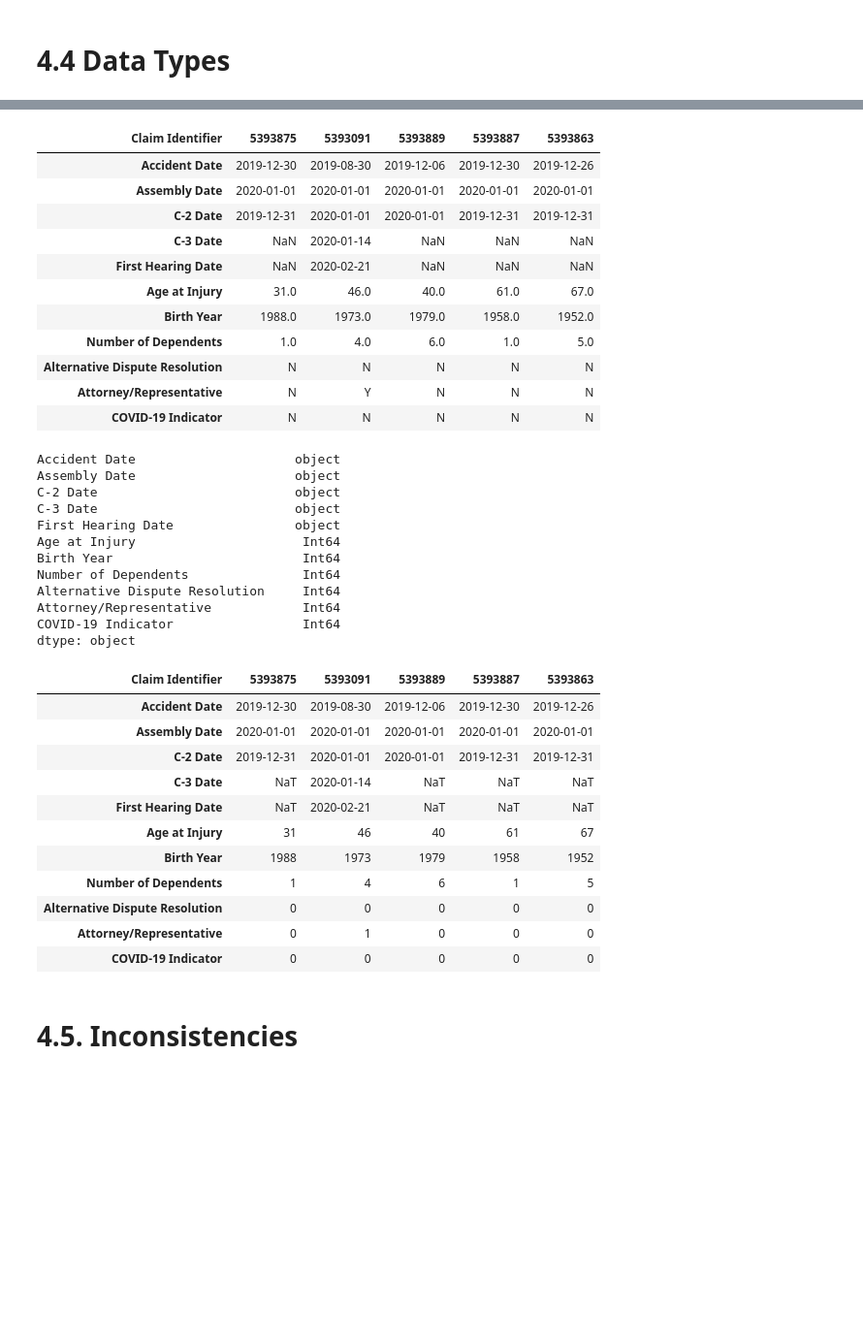
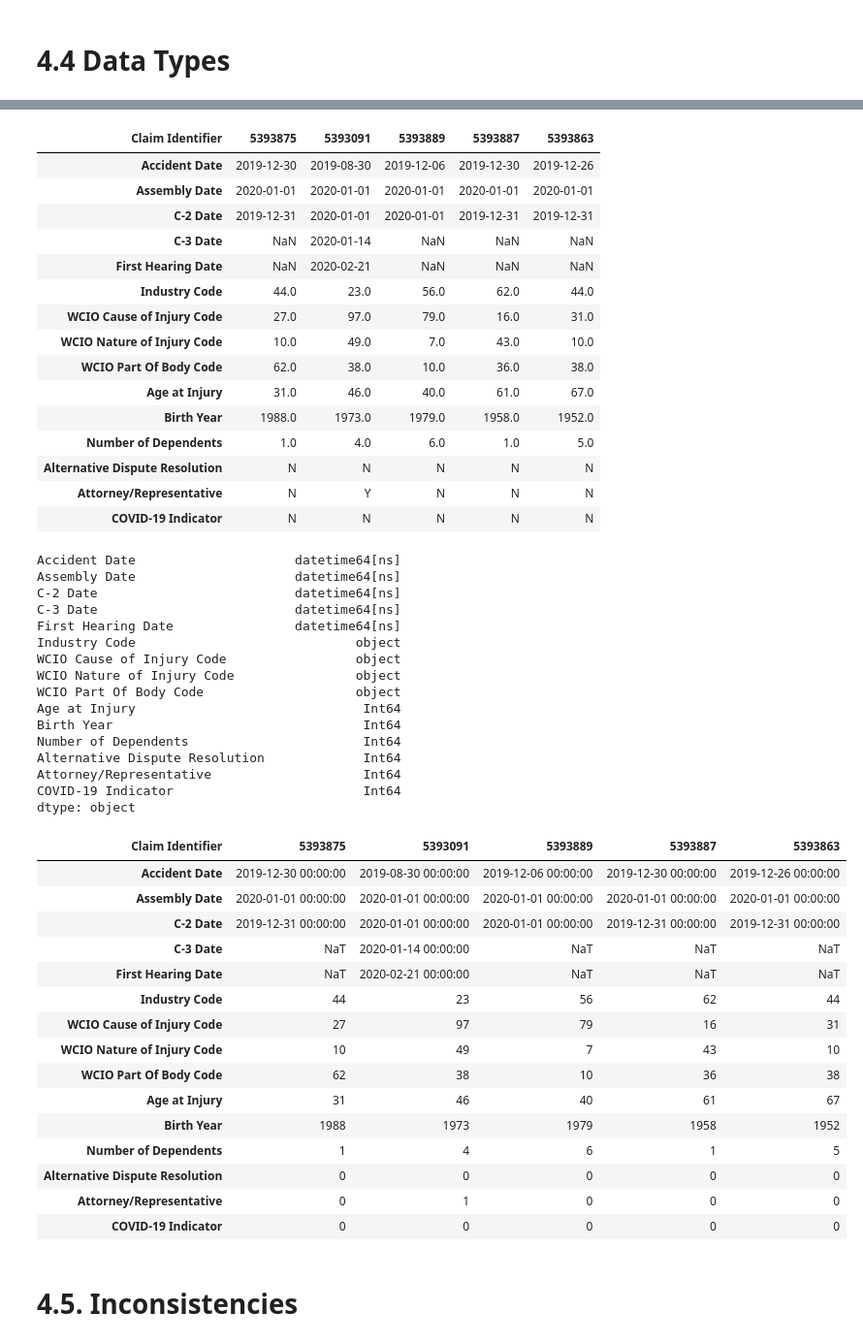
Before and after one commit to mgalao/machine-learning-project, a Jupyter notebook: project/Homework_Group38.ipynb, the cells around one changed output, grey strips where cells are left out. Shown at 97% size. Drawn from its saved outputs; the diff is of its cells as text; code cells hidden in the pictures; blank space fills up the shorter version.

```diff
--- a/project/Homework_Group38.ipynb
+++ b/project/Homework_Group38.ipynb
@@ -588,6 +665,7 @@ df_train_treat_missing["Carrier Type"].replace("UNKNOWN", np.nan, inplace=True)
 df_train_treat_missing["Gender"].replace("U", np.nan, inplace=True)
 df_train_treat_missing["Medical Fee Region"].replace("UK", np.nan, inplace=True)
 df_train_treat_missing["Alternative Dispute Resolution"].replace("U", np.nan, inplace=True)
+df_train_treat_missing["County of Injury"].replace("UNKNOWN", np.nan, inplace=True)
 # %% [markdown]
 "As a general rule of thumb, only features that are missing in excess of 60% of their values should be considered for complete removal" (Fundamentals of Machine Learning for Predictive Data Analytics Algorithms).
 # %%
@@ -832,6 +914,9 @@ Total rows removed until now: 20994 (3.54%)
 df_train_adjust_dtypes = df_train_treat_missing.copy()
 # %%
 columns_object_to_datetime = ['Accident Date', 'Assembly Date', 'C-2 Date', 'C-3 Date', 'First Hearing Date']
+code_columns = ['Industry Code', 'WCIO Cause of Injury Code', 'WCIO Nature of Injury Code', 'WCIO Part Of Body Code']
 columns_float_to_int = ['Age at Injury', 'Birth Year', 'Number of Dependents']
 columns_object_to_binary = ['Alternative Dispute Resolution', 'Attorney/Representative', 'COVID-19 Indicator']
+
+columns_adjust_dtypes = columns_object_to_datetime + code_columns + columns_float_to_int + columns_object_to_binary
 # %%
@@ -850,7 +939,7 @@ Attorney/Representative            object
 COVID-19 Indicator                 object
 dtype: object
 # %%
-df_train_adjust_dtypes[columns_object_to_datetime + columns_float_to_int + columns_object_to_binary].head().T
+df_train_adjust_dtypes[columns_adjust_dtypes].head().T
 # %% [output]
 | Claim Identifier | 5393875 | 5393091 | 5393889 | 5393887 | 5393863 |
 | Accident Date | 2019-12-30 | 2019-08-30 | 2019-12-06 | 2019-12-30 | 2019-12-26 |
@@ -858,6 +947,10 @@ df_train_adjust_dtypes[columns_object_to_datetime + columns_float_to_int + colum
 | C-2 Date | 2019-12-31 | 2020-01-01 | 2020-01-01 | 2019-12-31 | 2019-12-31 |
 | C-3 Date | NaN | 2020-01-14 | NaN | NaN | NaN |
 | First Hearing Date | NaN | 2020-02-21 | NaN | NaN | NaN |
+| Industry Code | 44.0 | 23.0 | 56.0 | 62.0 | 44.0 |
+| WCIO Cause of Injury Code | 27.0 | 97.0 | 79.0 | 16.0 | 31.0 |
+| WCIO Nature of Injury Code | 10.0 | 49.0 | 7.0 | 43.0 | 10.0 |
+| WCIO Part Of Body Code | 62.0 | 38.0 | 10.0 | 36.0 | 38.0 |
 | Age at Injury | 31.0 | 46.0 | 40.0 | 61.0 | 67.0 |
 | Birth Year | 1988.0 | 1973.0 | 1979.0 | 1958.0 | 1952.0 |
 | Number of Dependents | 1.0 | 4.0 | 6.0 | 1.0 | 5.0 |
@@ -867,7 +960,11 @@ df_train_adjust_dtypes[columns_object_to_datetime + columns_float_to_int + colum
 # %%
 # Convert multiple object columns to datetime
 for col in columns_object_to_datetime:
-    df_train_adjust_dtypes[col] = pd.to_datetime(df_train_adjust_dtypes[col]).dt.date  # Converts missing dates to NaT
+    df_train_adjust_dtypes[col] = pd.to_datetime(df_train_adjust_dtypes[col])  # Converts missing dates to NaT
+
+# Convert multiple float columns (codes) to object
+for col in code_columns:
+    df_train_adjust_dtypes[col] = df_train_adjust_dtypes[col].astype('Int64').astype(str)  # Convert to Int64 first, then to string
 
 # Convert multiple float columns to integers
 for col in columns_float_to_int:
@@ -878,29 +975,37 @@ for col in columns_object_to_binary:
     df_train_adjust_dtypes[col] = df_train_adjust_dtypes[col].map({'Y': 1, 'N': 0}).astype('Int64')  # Use 'Int64' for nullable integers
 # %%
 # Check data types
-df_train_adjust_dtypes[columns_object_to_datetime + columns_float_to_int + columns_object_to_binary].dtypes
+df_train_adjust_dtypes[columns_adjust_dtypes].dtypes
 # %% [output]
-Accident Date                     object
-Assembly Date                     object
-C-2 Date                          object
-C-3 Date                          object
-First Hearing Date                object
-Age at Injury                      Int64
-Birth Year                         Int64
-Number of Dependents               Int64
-Alternative Dispute Resolution     Int64
-Attorney/Representative            Int64
-COVID-19 Indicator                 Int64
+Accident Date                     datetime64[ns]
+Assembly Date                     datetime64[ns]
+C-2 Date                          datetime64[ns]
+C-3 Date                          datetime64[ns]
+First Hearing Date                datetime64[ns]
+Industry Code                             object
+WCIO Cause of Injury Code                 object
+WCIO Nature of Injury Code                object
+WCIO Part Of Body Code                    object
+Age at Injury                              Int64
+Birth Year                                 Int64
+Number of Dependents                       Int64
+Alternative Dispute Resolution             Int64
+Attorney/Representative                    Int64
+COVID-19 Indicator                         Int64
 dtype: object
 # %%
-df_train_adjust_dtypes[columns_object_to_datetime + columns_float_to_int + columns_object_to_binary].head().T
+df_train_adjust_dtypes[columns_adjust_dtypes].head().T
 # %% [output]
 | Claim Identifier | 5393875 | 5393091 | 5393889 | 5393887 | 5393863 |
-| Accident Date | 2019-12-30 | 2019-08-30 | 2019-12-06 | 2019-12-30 | 2019-12-26 |
-| Assembly Date | 2020-01-01 | 2020-01-01 | 2020-01-01 | 2020-01-01 | 2020-01-01 |
-| C-2 Date | 2019-12-31 | 2020-01-01 | 2020-01-01 | 2019-12-31 | 2019-12-31 |
-| C-3 Date | NaT | 2020-01-14 | NaT | NaT | NaT |
-| First Hearing Date | NaT | 2020-02-21 | NaT | NaT | NaT |
+| Accident Date | 2019-12-30 00:00:00 | 2019-08-30 00:00:00 | 2019-12-06 00:00:00 | 2019-12-30 00:00:00 | 2019-12-26 00:00:00 |
+| Assembly Date | 2020-01-01 00:00:00 | 2020-01-01 00:00:00 | 2020-01-01 00:00:00 | 2020-01-01 00:00:00 | 2020-01-01 00:00:00 |
+| C-2 Date | 2019-12-31 00:00:00 | 2020-01-01 00:00:00 | 2020-01-01 00:00:00 | 2019-12-31 00:00:00 | 2019-12-31 00:00:00 |
+| C-3 Date | NaT | 2020-01-14 00:00:00 | NaT | NaT | NaT |
+| First Hearing Date | NaT | 2020-02-21 00:00:00 | NaT | NaT | NaT |
+| Industry Code | 44 | 23 | 56 | 62 | 44 |
+| WCIO Cause of Injury Code | 27 | 97 | 79 | 16 | 31 |
+| WCIO Nature of Injury Code | 10 | 49 | 7 | 43 | 10 |
+| WCIO Part Of Body Code | 62 | 38 | 10 | 36 | 38 |
 | Age at Injury | 31 | 46 | 40 | 61 | 67 |
 | Birth Year | 1988 | 1973 | 1979 | 1958 | 1952 |
 | Number of Dependents | 1 | 4 | 6 | 1 | 5 |
```
Also changed, not shown: parts of 201 cells of this notebook.
